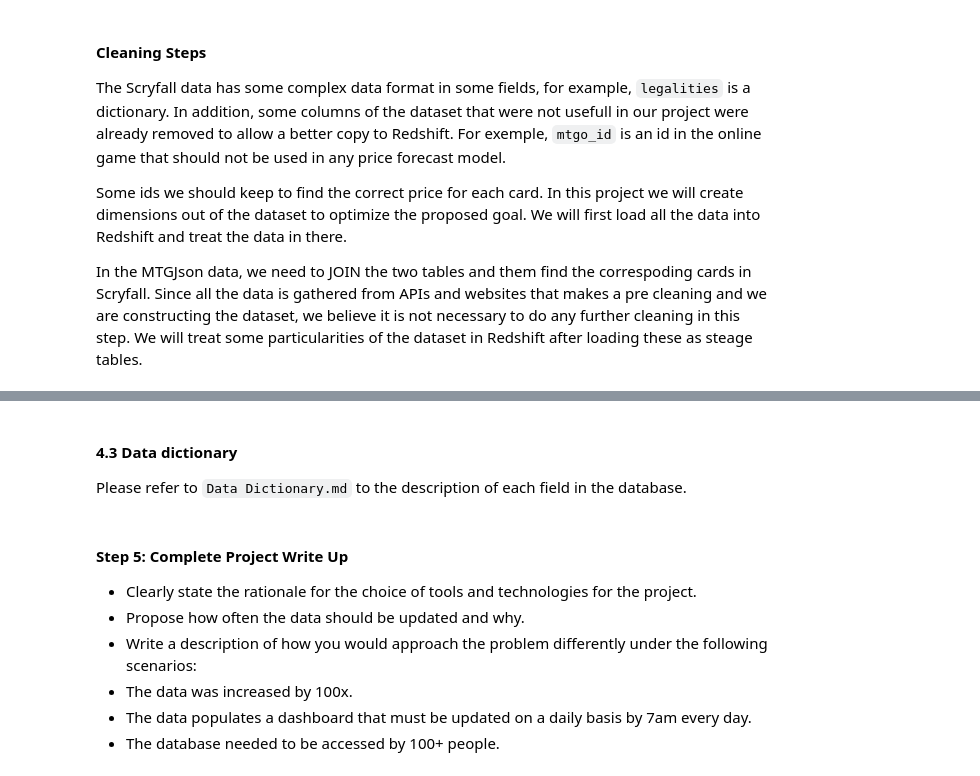
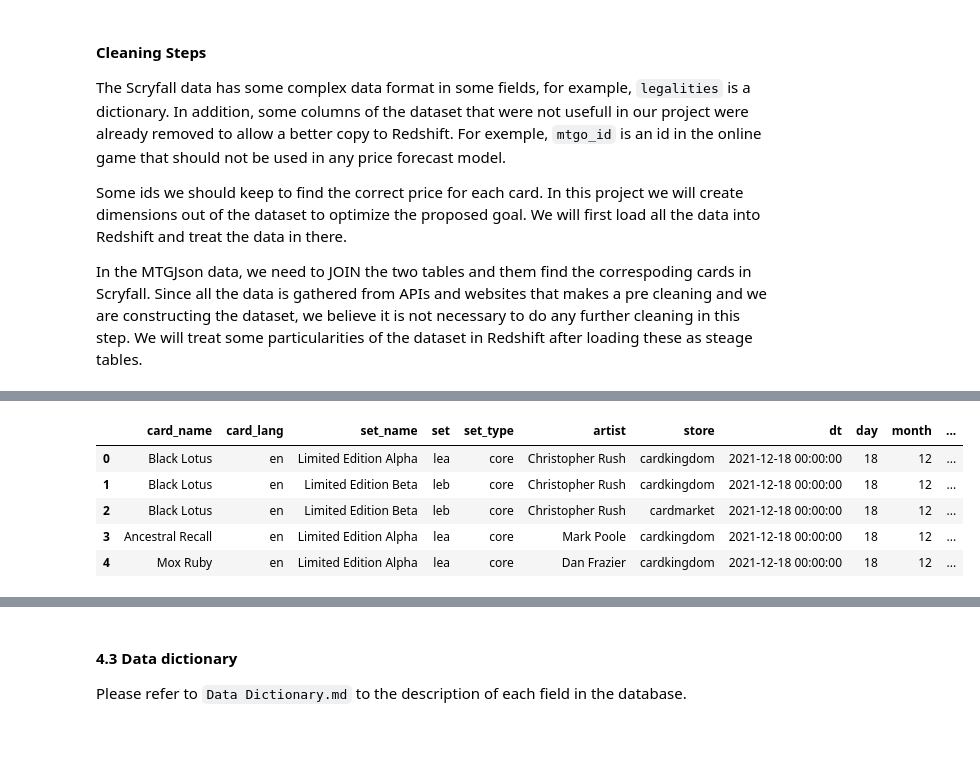
Before and after one commit to mauricioyc/Data-Engineering, a Jupyter notebook: 6 Magic DB Project/Capstone Project Exploring and Concepts.ipynb, the cells around one changed output, grey strips where cells are left out. Drawn from its saved outputs; the diff is of its cells as text; code cells hidden in the pictures; blank space fills up the shorter version.

```diff
--- a/6 Magic DB Project/Capstone Project Exploring and Concepts.ipynb
+++ b/6 Magic DB Project/Capstone Project Exploring and Concepts.ipynb
@@ -743,0 +630,20 @@ CREATE TABLE IF NOT EXISTS public.prices (
+# %%
+import configparser
+import psycopg2
+import pandas as pd
+
+# creates config from file
+config = configparser.ConfigParser()
+config.read('dwh.cfg')
+
+# gets the important parameters to connect to the Redshift
+DWH_DB_USER = config['CLUSTER']['DB_USER']
+DWH_DB_PASSWORD = config['CLUSTER']['DB_PASSWORD']
+DWH_ENDPOINT = config['CLUSTER']['HOST']
+DWH_PORT = config['CLUSTER']['DB_PORT']
+DWH_DB = config['CLUSTER']['DB_NAME']
+
+# creates the connection to execure queries in the data warehouse
+conn = psycopg2.connect("host={} dbname={} user={} password={} port={}".
+                        format(*config['CLUSTER'].values()))
+cur = conn.cursor()
@@ -744,3 +746,35 @@ CREATE TABLE IF NOT EXISTS public.prices (
+# %%
+# Now lets repeat, but joining all the tables to find the card name, set, \
+# artist and date information.
+query = """
+    SELECT DISTINCT c.card_name
+         , c.card_lang
+         , s.set_name
+         , s.set
+         , s.set_type
+         , a.artist
+         , p.store
+         , t.*
+         , p.price
+    FROM prices p
+    JOIN cards c ON c.card_id = p.card_id
+    JOIN sets s ON s.set_id = c.set_id
+    JOIN artists a ON a.artist_id = json_extract_array_element_text(c.artist_ids, 0)
+    JOIN time t ON t.dt = p.dt
+    WHERE online_paper = 'paper'
+          AND price_type = 'retail'
+    ORDER BY price DESC
+    LIMIT 5;
+"""
+df = pd.read_sql(query, conn)
+df
+# %% [output]
+|  | card_name | card_lang | set_name | set | set_type | artist | store | dt | day | month | ... |
+| 0 | Black Lotus | en | Limited Edition Alpha | lea | core | Christopher Rush | cardkingdom | 2021-12-18 00:00:00 | 18 | 12 | ... |
+| 1 | Black Lotus | en | Limited Edition Beta | leb | core | Christopher Rush | cardkingdom | 2021-12-18 00:00:00 | 18 | 12 | ... |
+| 2 | Black Lotus | en | Limited Edition Beta | leb | core | Christopher Rush | cardmarket | 2021-12-18 00:00:00 | 18 | 12 | ... |
+| 3 | Ancestral Recall | en | Limited Edition Alpha | lea | core | Mark Poole | cardkingdom | 2021-12-18 00:00:00 | 18 | 12 | ... |
+| 4 | Mox Ruby | en | Limited Edition Alpha | lea | core | Dan Frazier | cardkingdom | 2021-12-18 00:00:00 | 18 | 12 | ... |
 # %% [markdown]
 #### 4.2 Data Quality Checks
 
@@ -755,11 +789,3 @@ The qualities checks consists of:
 #### 4.3 Data dictionary
 
 Please refer to `Data Dictionary.md` to the description of each field in the database.
-# %% [markdown]
-#### Step 5: Complete Project Write Up
-* Clearly state the rationale for the choice of tools and technologies for the project.
-* Propose how often the data should be updated and why.
-* Write a description of how you would approach the problem differently under the following scenarios:
- * The data was increased by 100x.
- * The data populates a dashboard that must be updated on a daily basis by 7am every day.
- * The database needed to be accessed by 100+ people.
```
Also changed, not shown: parts of 11 cells of this notebook, 10 other files.
